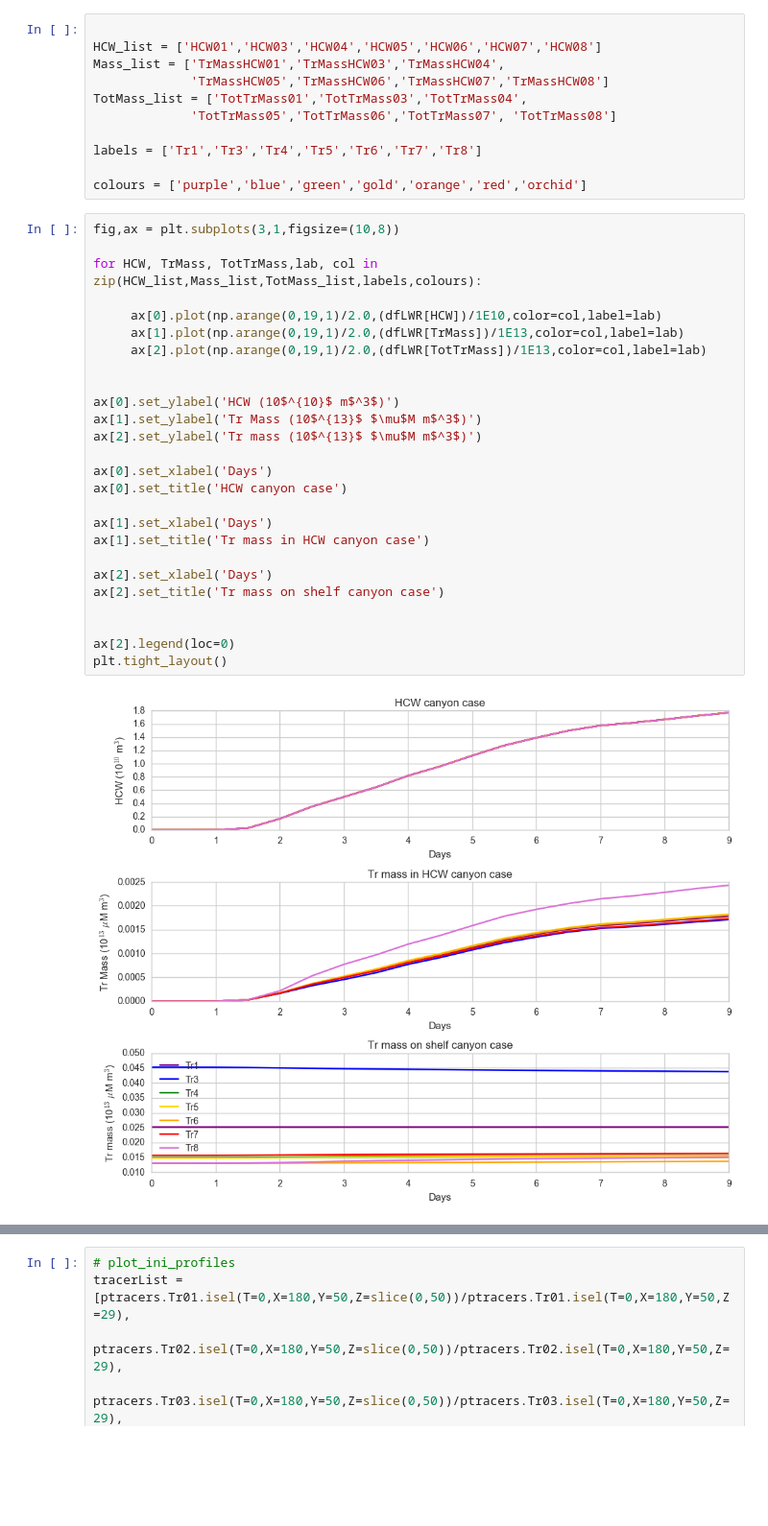
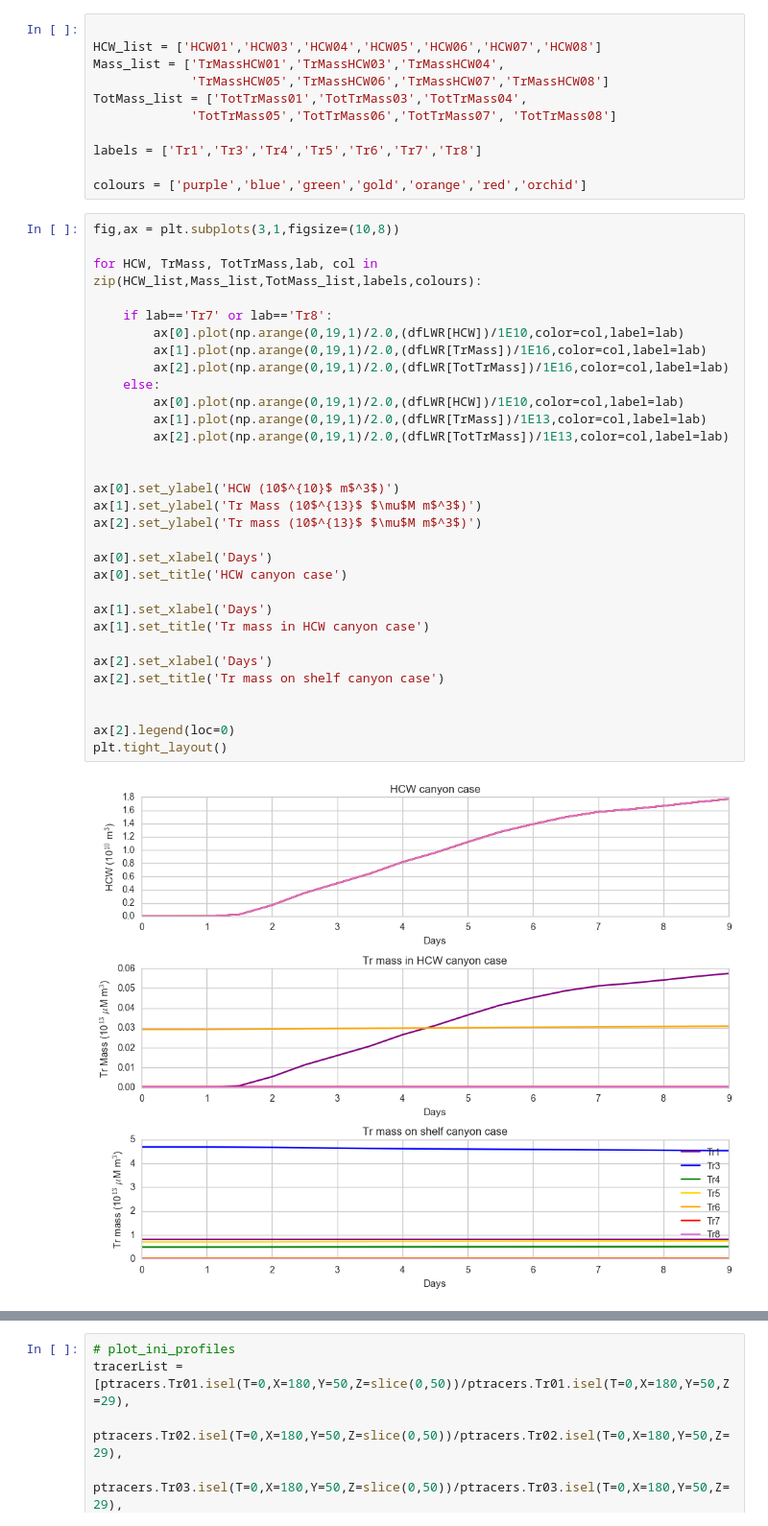
Before and after one commit to UBC-MOAD/outputanalysisnotebooks, a Jupyter notebook: NutrientProfiles/Parabolic/HCW_and_TracerMassOnShelf_BARKLEY.ipynb, the cells around one changed output, grey strips where cells are left out. Shown at 96% size. Drawn from its saved outputs; the diff is of its cells as text; blank space fills up the shorter version.

```diff
--- a/NutrientProfiles/Parabolic/HCW_and_TracerMassOnShelf_BARKLEY.ipynb
+++ b/NutrientProfiles/Parabolic/HCW_and_TracerMassOnShelf_BARKLEY.ipynb
@@ -46,31 +46,36 @@ colours = ['purple','blue','green','gold','orange','red','orchid']
 # %%
 fig,ax = plt.subplots(3,1,figsize=(10,8))
 
 for HCW, TrMass, TotTrMass,lab, col in zip(HCW_list,Mass_list,TotMass_list,labels,colours):
 
-     ax[0].plot(np.arange(0,19,1)/2.0,(dfLWR[HCW])/1E10,color=col,label=lab)
-     ax[1].plot(np.arange(0,19,1)/2.0,(dfLWR[TrMass])/1E13,color=col,label=lab)
-     ax[2].plot(np.arange(0,19,1)/2.0,(dfLWR[TotTrMass])/1E13,color=col,label=lab)
+    if lab=='Tr7' or lab=='Tr8':
+        ax[0].plot(np.arange(0,19,1)/2.0,(dfLWR[HCW])/1E10,color=col,label=lab)
+        ax[1].plot(np.arange(0,19,1)/2.0,(dfLWR[TrMass])/1E16,color=col,label=lab)
+        ax[2].plot(np.arange(0,19,1)/2.0,(dfLWR[TotTrMass])/1E16,color=col,label=lab)
+    else:
+        ax[0].plot(np.arange(0,19,1)/2.0,(dfLWR[HCW])/1E10,color=col,label=lab)
+        ax[1].plot(np.arange(0,19,1)/2.0,(dfLWR[TrMass])/1E13,color=col,label=lab)
+        ax[2].plot(np.arange(0,19,1)/2.0,(dfLWR[TotTrMass])/1E13,color=col,label=lab)
 
 
 ax[0].set_ylabel('HCW (10$^{10}$ m$^3$)')
 ax[1].set_ylabel('Tr Mass (10$^{13}$ $\mu$M m$^3$)')
 ax[2].set_ylabel('Tr mass (10$^{13}$ $\mu$M m$^3$)')
 
 ax[0].set_xlabel('Days')
 ax[0].set_title('HCW canyon case')
 
 ax[1].set_xlabel('Days')
 ax[1].set_title('Tr mass in HCW canyon case')
 
 ax[2].set_xlabel('Days')
 ax[2].set_title('Tr mass on shelf canyon case')
 
 
 ax[2].legend(loc=0)
 plt.tight_layout()
 # %% [output]
-[figure, old version]
+[figure, new version]
 # %%
 fig,ax = plt.subplots(3,1,figsize=(10,8))
 
```
Also changed, not shown: parts of 7 cells of this notebook, 9 other files.
